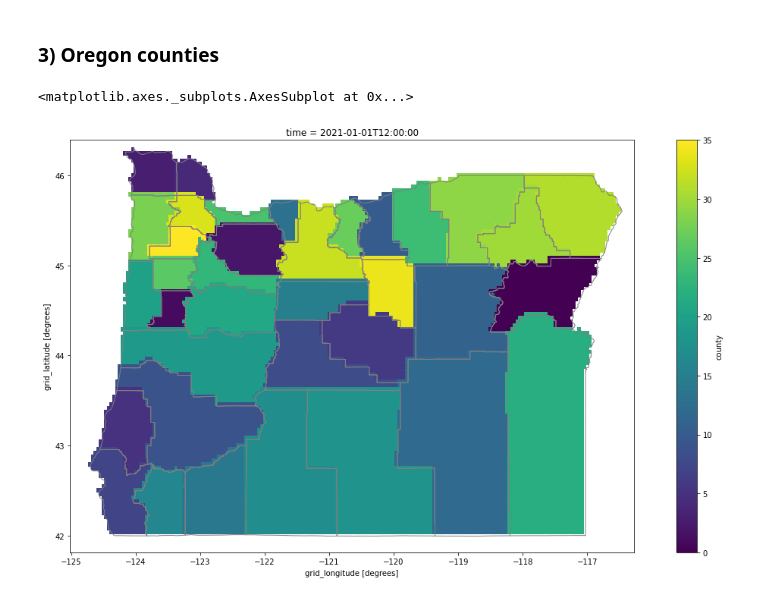
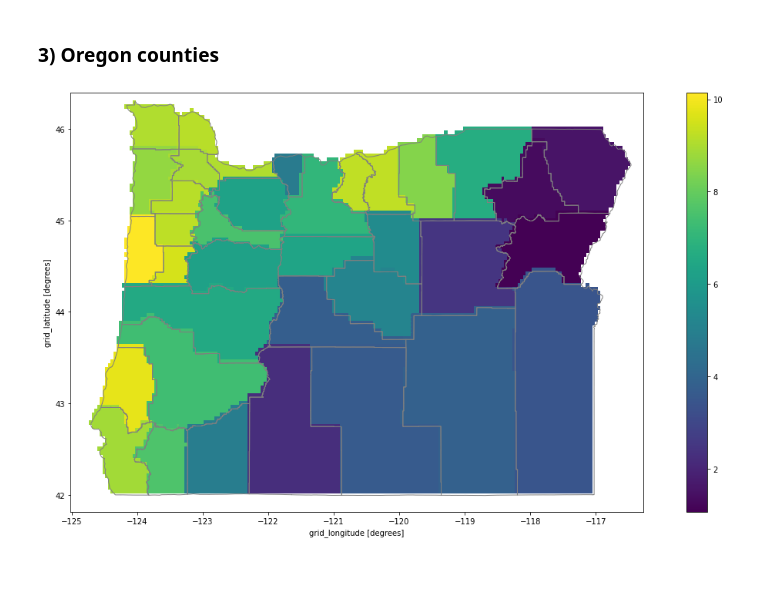
Before and after one commit to ming80302/Innovator, a Jupyter notebook: plot_mask_shp_rasterio.ipynb, the cells around one changed output. Saved outputs shown, nothing was run; the diff lists cells and outputs as text; code cells hidden in the pictures; blank space fills up the shorter version.

```diff
--- a/plot_mask_shp_rasterio.ipynb
+++ b/plot_mask_shp_rasterio.ipynb
@@ -55,8 +54,7 @@ def transform_from_latlon(lat, lon):
     return trans * scale
 
 
-def rasterize(shapes, coords, latitude='rlat', longitude='rlon',
-              fill=np.nan, **kwargs):
+def rasterize(shapes, coords, latitude, longitude, fill=np.nan, **kwargs):
     """Rasterize a list of (geometry, fill_value) tuples onto the given
     xray coordinates. This only works for 1d latitude and longitude
     arrays.
@@ -99,7 +97,7 @@ def rasterize(shapes, coords, latitude='rlat', longitude='rlon',
     return xr.DataArray(raster, coords=spatial_coords, dims=(latitude, longitude))
 
 
-def add_shape_coord_from_data_array(xr_da, shp_path, coord_name):
+def add_shape_coord_from_data_array(xr_da, shp_gpd, coord_name):
     """ Create a new coord for the xr_da indicating whether or not it
          is inside the shapefile
 
@@ -111,18 +109,12 @@ def add_shape_coord_from_data_array(xr_da, shp_path, coord_name):
         precip_da = add_shape_coord_from_data_array(precip_da, "awash.shp", "awash")
         awash_da = precip_da.where(precip_da.awash==0, other=np.nan)
     """
-    # 1. read in shapefile
-    shp_gpd = gpd.read_file(shp_path)
-    #### convert everything to latitude and longitude
-    ####  "EPSG:4326" : CRS=WGS84 latitude-longitude projection
-    shp_gpd = shp_gpd.to_crs('EPSG:4326')
 
-
-    # 2. create a list of tuples (shapely.geometry, id)
-    #    this allows for many different polygons within a .shp file (e.g. States of US)
+    # create a list of tuples (shapely.geometry, id)
+    # this allows for many different polygons within a .shp file (e.g. States of US)
     shapes = [(shape, n) for n, shape in enumerate(shp_gpd.geometry)]
 
-    # 3. create a new coord in the xr_da which will be set to the id in `shapes`
+    # create a new coord in the xr_da which will be set to the id in `shapes`
     xr_da[coord_name] = rasterize(shapes, xr_da.coords,
                                longitude='rlon', latitude='rlat')
 
@@ -155,22 +166,42 @@ tmp_da.county.plot(ax=ax, zorder=0)
 ### 3) Oregon counties
 # %%
 flnm_shp = '/content/drive/MyDrive/data/COUNTIES_OREGON/counties.shp'
-sf = gpd.read_file(flnm_shp)
-sf = sf.to_crs('EPSG:4326')
+shp_gpd = gpd.read_file(flnm_shp)
+
+#### convert everything to latitude and longitude in geometry
+####  "EPSG:4326" : CRS=WGS84 latitude-longitude projection
+shp_gpd = shp_gpd.to_crs('EPSG:4326')
+
 
 ## Grided dataset PRISM
 ds = xr.open_dataset('/content/drive/MyDrive/data/PRISM_daily_tmax_2021.nc')
 # Oregon i,j
 ds = ds.isel(time=0).isel(rlat=slice(85,195), rlon=slice(0, 210))
 ds = ds.squeeze()
 
-tmp_da = add_shape_coord_from_data_array(ds, flnm_shp, "county")
+ds_da = add_shape_coord_from_data_array(ds, shp_gpd, "county")
+
+shapes = [(shape, n) for n, shape in enumerate(shp_gpd.geometry)]
+# convert list of tuple to list of list
+lists = [list(x) for x in shapes]
+
+for nn in range(len(shapes)):
+    county_da = ds_da.where(ds_da.county==nn, other=np.nan)
+
+    # replace all dataArray values with county mean
+    #county_da.Tmax.loc[:,:] = county_da.Tmax.mean(dim=('rlat', 'rlon'))
+    lists[nn][1] = county_da.Tmax.mean(dim=('rlat', 'rlon')).values
+
+# convert list of list to list of tuple in order to rasterize
+tuples = [tuple(x) for x in lists]
+
+t_new = rasterize(tuples, ds_da.coords, longitude='rlon', latitude='rlat')
 
 fig, ax = plt.subplots(figsize=(20, 10))
 
 ## make map plot first (zorder=0) and shapefile overlay (in front of map) it
-tmp_da.county.plot(ax=ax, zorder=0)
-sf.plot(ax=ax, edgecolor='grey', facecolor='none', zorder=1)
+t_new.plot(ax=ax, zorder=0)
+shp_gpd.plot(ax=ax, edgecolor='grey', facecolor='none', zorder=1)
+plt.show()
 # %% [output]
-<matplotlib.axes._subplots.AxesSubplot at 0x...>
-[figure, old version]
+[figure, new version]
```
Also changed, not shown: parts of 2 cells of this notebook.
